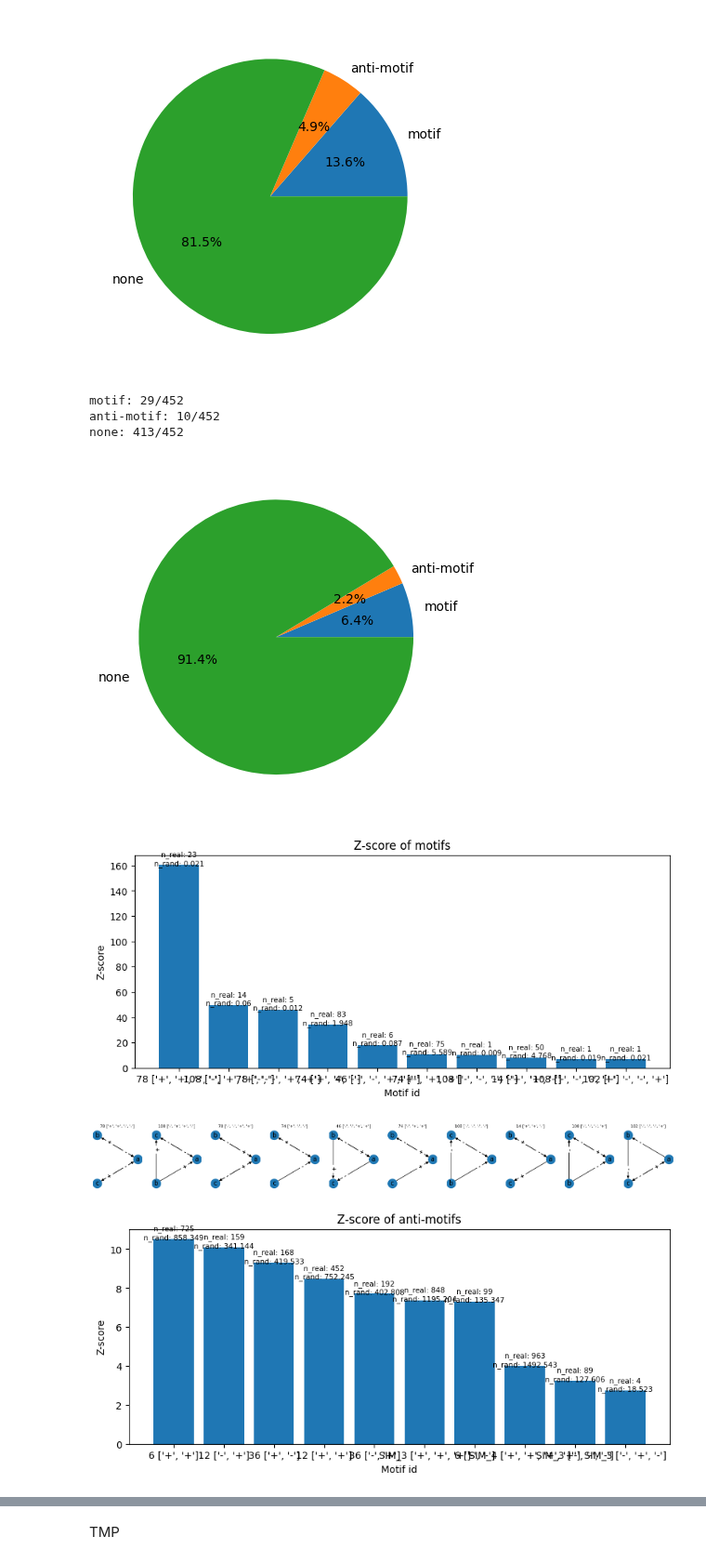
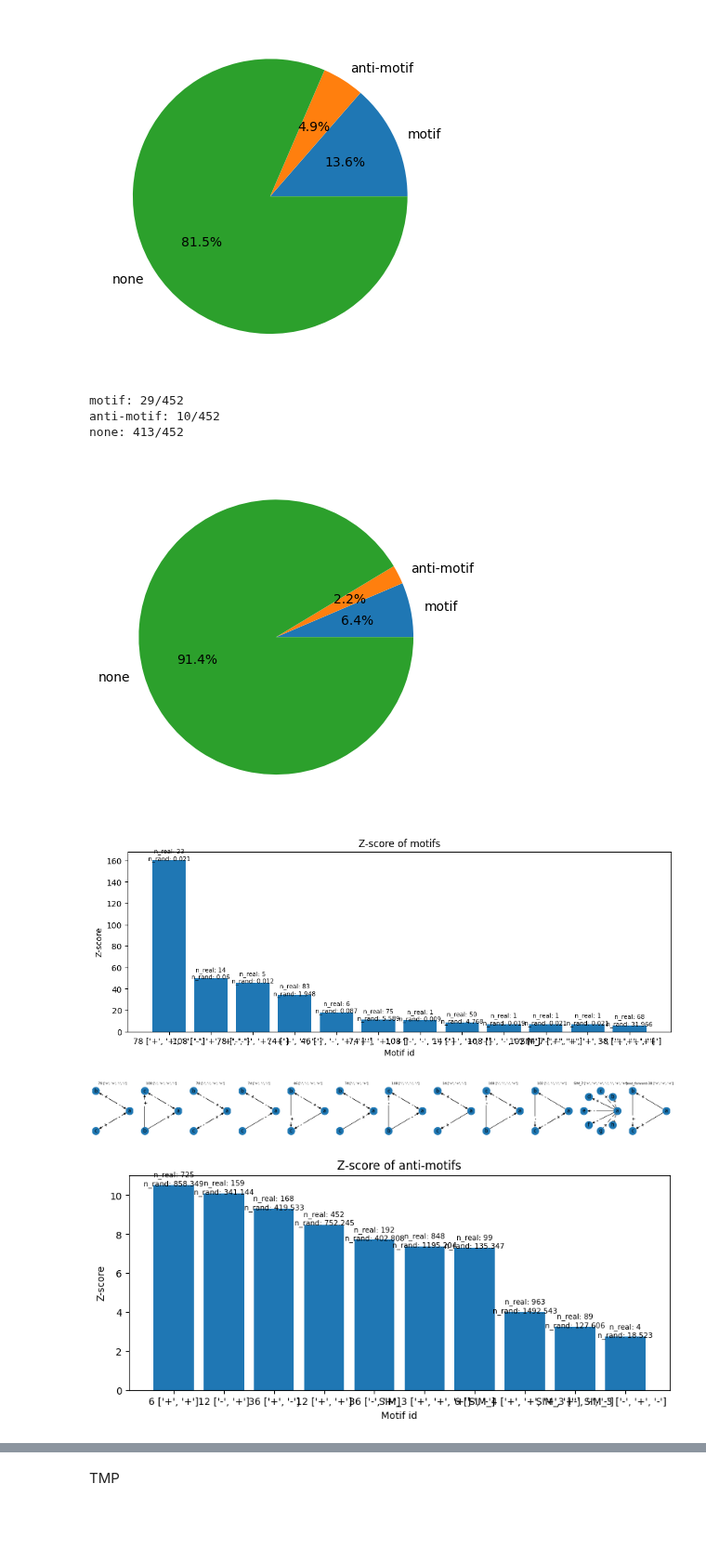
Before and after one commit to deangeckt/network_motifs, a Jupyter notebook: post_motif_analysis/motif_analysis.ipynb, the cells around one changed output, grey strips where cells are left out. Shown at 93% size. Drawn from its saved outputs; the diff is of its cells as text; code cells hidden in the pictures; blank space fills up the shorter version.

```diff
--- a/post_motif_analysis/motif_analysis.ipynb
+++ b/post_motif_analysis/motif_analysis.ipynb
@@ -371,22 +373,22 @@ none: 132/162
 # %%
 # 2nd time
 al_polarities = []
 for m in motifs.values():
     al_polarities.extend(m.polarity_motifs)
 
 motifs_ = [m for m in al_polarities if m.motif_criteria.is_motif == MotifType.motif]
 anti_motifs_ = [m for m in al_polarities if m.motif_criteria.is_motif == MotifType.anti_motif]
 none_motifs_ = [m for m in al_polarities if m.motif_criteria.is_motif == MotifType.none]
 
 plot_motif_distribution(motifs_, anti_motifs_, none_motifs_)
-plot_motifs_z(motifs_, MotifType.motif)
+plot_motifs_z(motifs_, MotifType.motif, top=12)
 plot_motifs_z(anti_motifs_, MotifType.anti_motif)
 # %% [output]
 motif: 29/452
 anti-motif: 10/452
 none: 413/452
 [figure]
-[figure, old version]
+[figure, new version]
-[figure, old version]
+[figure, new version]
 [figure]
 [figure]
```
Also changed, not shown: parts of 16 cells of this notebook, 3 other files.
